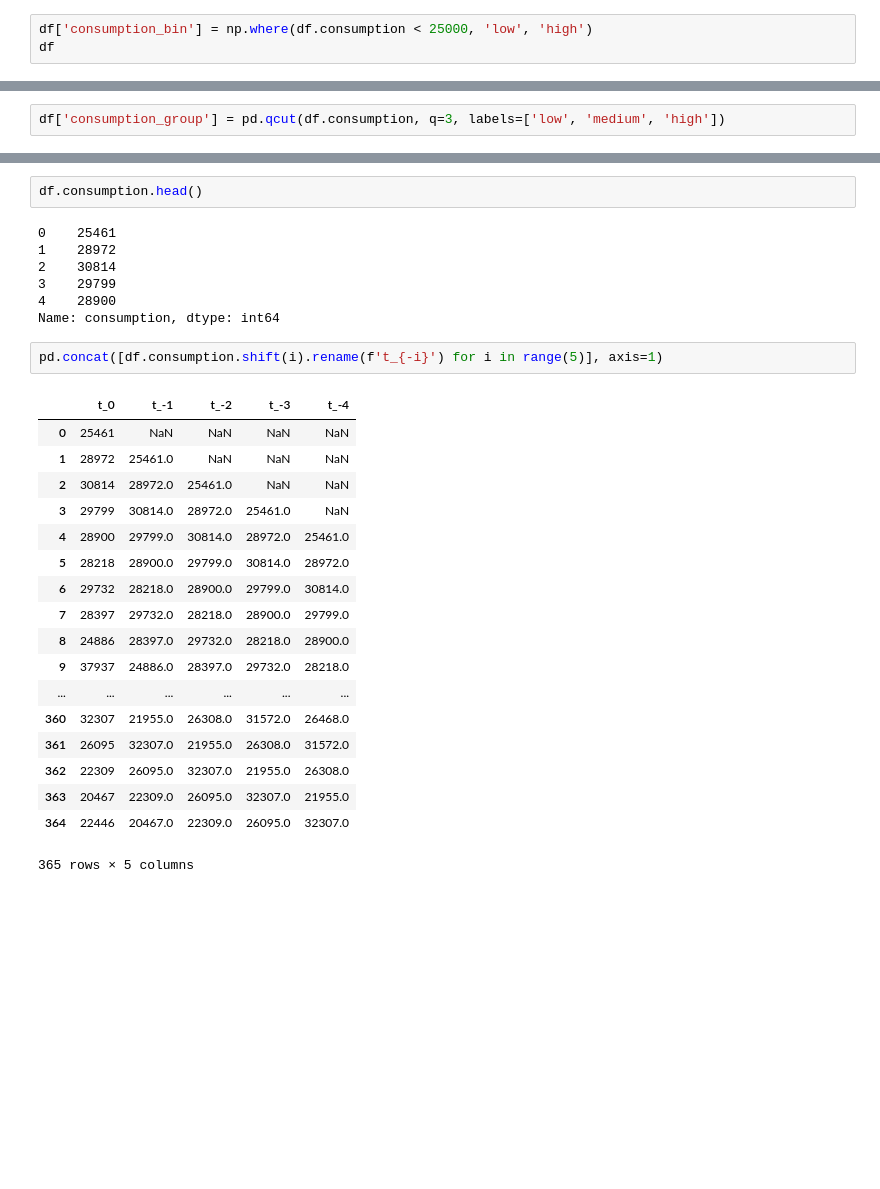
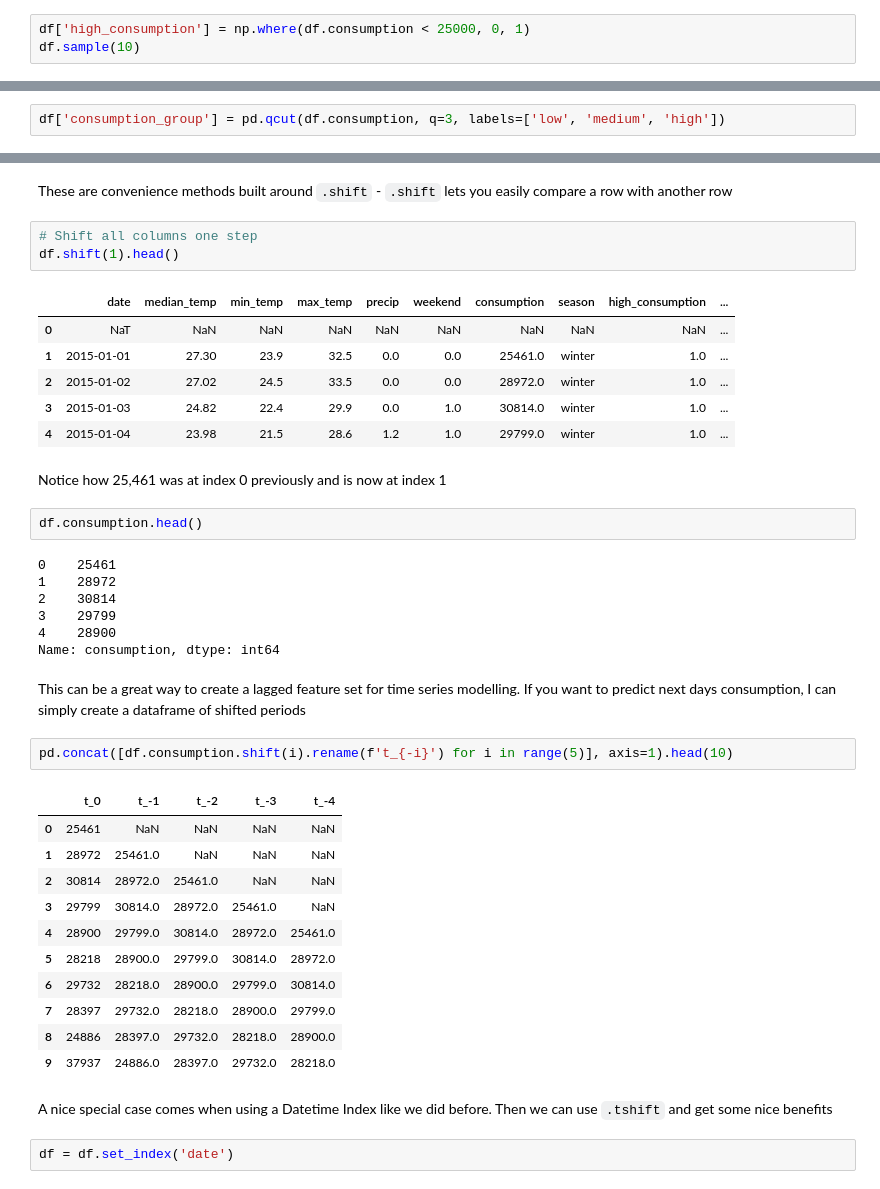
Before and after one commit to andersbogsnes/pandas_tutorial, a Jupyter notebook: 3. Advanced Funcs.ipynb, the cells around one changed output, grey strips where cells are left out. Cells and saved outputs as stored; diff of their text form; blank space fills up the shorter version.

```diff
--- a/3. Advanced Funcs.ipynb
+++ b/3. Advanced Funcs.ipynb
@@ -51,4 +111,4 @@ Name: season, dtype: int64
 # %%
-df['consumption_bin'] = np.where(df.consumption < 25000, 'low', 'high')
-df
+df['high_consumption'] = np.where(df.consumption < 25000, 0, 1)
+df.sample(10)
 # %% [output]
@@ -202,3 +315,17 @@ df.shift(1)
+# %% [markdown]
+These are convenience methods built around `.shift` - `.shift` lets you easily compare a row with another row
+# %%
+# Shift all columns one step
+df.shift(1).head()
+# %% [output]
+|  | date | median_temp | min_temp | max_temp | precip | weekend | consumption | season | high_consumption | ... |
+| 0 | NaT | NaN | NaN | NaN | NaN | NaN | NaN | NaN | NaN | ... |
+| 1 | 2015-01-01 | 27.30 | 23.9 | 32.5 | 0.0 | 0.0 | 25461.0 | winter | 1.0 | ... |
+| 2 | 2015-01-02 | 27.02 | 24.5 | 33.5 | 0.0 | 0.0 | 28972.0 | winter | 1.0 | ... |
+| 3 | 2015-01-03 | 24.82 | 22.4 | 29.9 | 0.0 | 1.0 | 30814.0 | winter | 1.0 | ... |
+| 4 | 2015-01-04 | 23.98 | 21.5 | 28.6 | 1.2 | 1.0 | 29799.0 | winter | 1.0 | ... |
+# %% [markdown]
+Notice how 25,461 was at index 0 previously and is now at index 1
 # %%
 df.consumption.head()
 # %% [output]
@@ -208,24 +335,23 @@ df.consumption.head()
 3    29799
 4    28900
 Name: consumption, dtype: int64
+# %% [markdown]
+This can be a great way to create a lagged feature set for time series modelling. If you want to predict next days consumption, I can simply create a dataframe of shifted periods
 # %%
-pd.concat([df.consumption.shift(i).rename(f't_{-i}') for i in range(5)], axis=1)
+pd.concat([df.consumption.shift(i).rename(f't_{-i}') for i in range(5)], axis=1).head(10)
 # %% [output]
 |  | t_0 | t_-1 | t_-2 | t_-3 | t_-4 |
 | 0 | 25461 | NaN | NaN | NaN | NaN |
 | 1 | 28972 | 25461.0 | NaN | NaN | NaN |
 | 2 | 30814 | 28972.0 | 25461.0 | NaN | NaN |
 | 3 | 29799 | 30814.0 | 28972.0 | 25461.0 | NaN |
 | 4 | 28900 | 29799.0 | 30814.0 | 28972.0 | 25461.0 |
 | 5 | 28218 | 28900.0 | 29799.0 | 30814.0 | 28972.0 |
 | 6 | 29732 | 28218.0 | 28900.0 | 29799.0 | 30814.0 |
 | 7 | 28397 | 29732.0 | 28218.0 | 28900.0 | 29799.0 |
 | 8 | 24886 | 28397.0 | 29732.0 | 28218.0 | 28900.0 |
 | 9 | 37937 | 24886.0 | 28397.0 | 29732.0 | 28218.0 |
-| ... | ... | ... | ... | ... | ... |
-| 360 | 32307 | 21955.0 | 26308.0 | 31572.0 | 26468.0 |
-| 361 | 26095 | 32307.0 | 21955.0 | 26308.0 | 31572.0 |
-| 362 | 22309 | 26095.0 | 32307.0 | 21955.0 | 26308.0 |
-| 363 | 20467 | 22309.0 | 26095.0 | 32307.0 | 21955.0 |
-| 364 | 22446 | 20467.0 | 22309.0 | 26095.0 | 32307.0 |
-365 rows × 5 columns
+# %% [markdown]
+A nice special case comes when using a Datetime Index like we did before. Then we can use `.tshift` and get some nice benefits
+# %%
+df = df.set_index('date')
```
Also changed, not shown: parts of 41 cells of this notebook.
